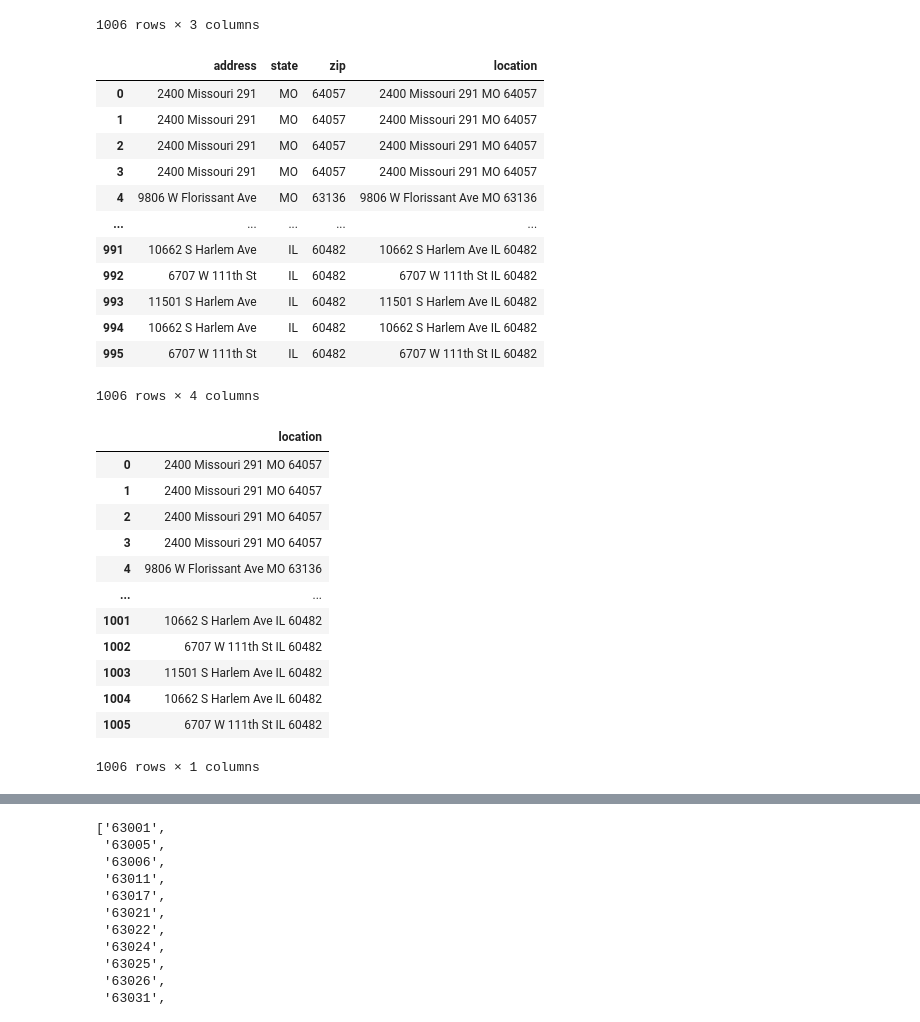
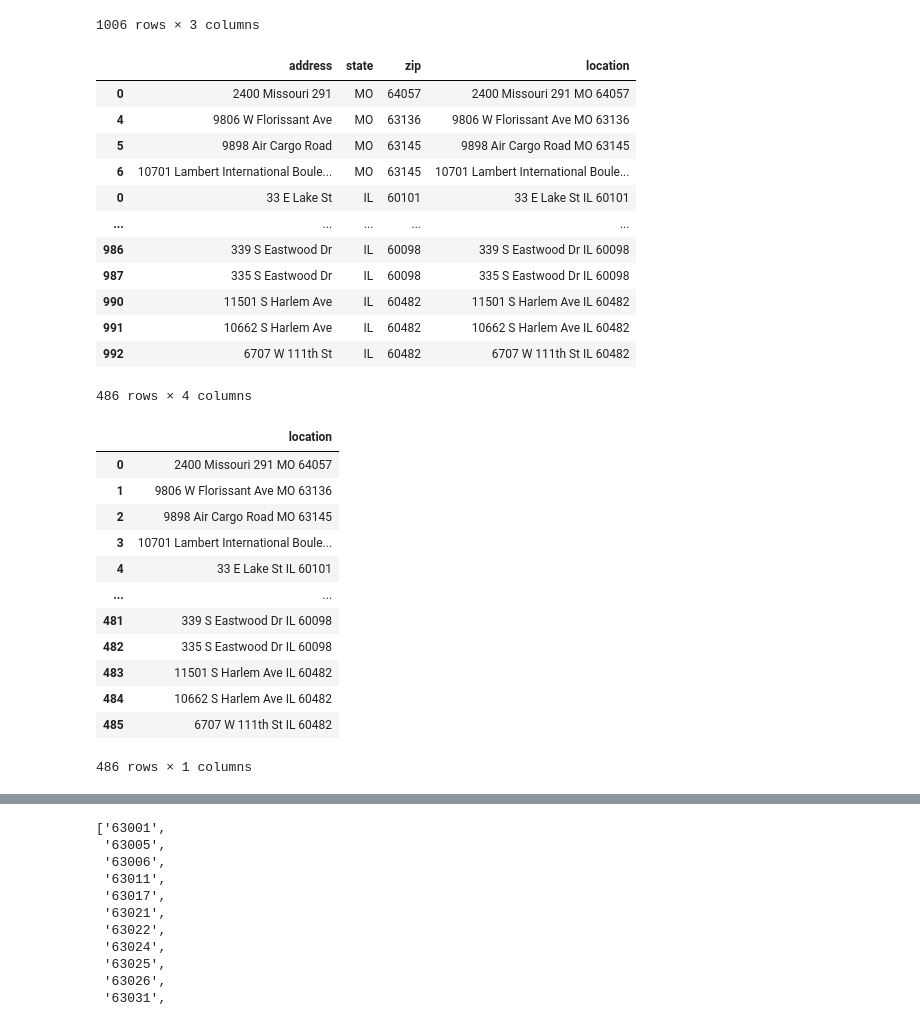
Before and after one commit to kehull/Project-3, a Jupyter notebook: dunkin_scraper.ipynb, the cells around one changed output, grey strips where cells are left out. Drawn from its saved outputs; the diff is of its cells as text; code cells hidden in the pictures.

```diff
--- a/dunkin_scraper.ipynb
+++ b/dunkin_scraper.ipynb
@@ -98,21 +98,22 @@ cleaned_mcd
 1006 rows × 3 columns
 # %%
 cleaned_mcd['location'] = cleaned_mcd[['address', 'state', 'zip']].agg(' '.join, axis=1)
+cleaned_mcd = cleaned_mcd.drop_duplicates()
 cleaned_mcd
 # %% [output]
 |  | address | state | zip | location |
 | 0 | 2400 Missouri 291 | MO | 64057 | 2400 Missouri 291 MO 64057 |
-| 1 | 2400 Missouri 291 | MO | 64057 | 2400 Missouri 291 MO 64057 |
-| 2 | 2400 Missouri 291 | MO | 64057 | 2400 Missouri 291 MO 64057 |
-| 3 | 2400 Missouri 291 | MO | 64057 | 2400 Missouri 291 MO 64057 |
 | 4 | 9806 W Florissant Ave | MO | 63136 | 9806 W Florissant Ave MO 63136 |
+| 5 | 9898 Air Cargo Road | MO | 63145 | 9898 Air Cargo Road MO 63145 |
+| 6 | 10701 Lambert International Boule... | MO | 63145 | 10701 Lambert International Boule... |
+| 0 | 33 E Lake St | IL | 60101 | 33 E Lake St IL 60101 |
 | ... | ... | ... | ... | ... |
+| 986 | 339 S Eastwood Dr | IL | 60098 | 339 S Eastwood Dr IL 60098 |
+| 987 | 335 S Eastwood Dr | IL | 60098 | 335 S Eastwood Dr IL 60098 |
+| 990 | 11501 S Harlem Ave | IL | 60482 | 11501 S Harlem Ave IL 60482 |
 | 991 | 10662 S Harlem Ave | IL | 60482 | 10662 S Harlem Ave IL 60482 |
 | 992 | 6707 W 111th St | IL | 60482 | 6707 W 111th St IL 60482 |
-| 993 | 11501 S Harlem Ave | IL | 60482 | 11501 S Harlem Ave IL 60482 |
-| 994 | 10662 S Harlem Ave | IL | 60482 | 10662 S Harlem Ave IL 60482 |
-| 995 | 6707 W 111th St | IL | 60482 | 6707 W 111th St IL 60482 |
-1006 rows × 4 columns
+486 rows × 4 columns
 # %%
 cleaned_mcd['location'].to_csv('Resources/dunkin_loc.csv', index = False)
 check = pd.read_csv('Resources/dunkin_loc.csv')
@@ -120,17 +121,17 @@ check
 # %% [output]
 |  | location |
 | 0 | 2400 Missouri 291 MO 64057 |
-| 1 | 2400 Missouri 291 MO 64057 |
-| 2 | 2400 Missouri 291 MO 64057 |
-| 3 | 2400 Missouri 291 MO 64057 |
-| 4 | 9806 W Florissant Ave MO 63136 |
+| 1 | 9806 W Florissant Ave MO 63136 |
+| 2 | 9898 Air Cargo Road MO 63145 |
+| 3 | 10701 Lambert International Boule... |
+| 4 | 33 E Lake St IL 60101 |
 | ... | ... |
-| 1001 | 10662 S Harlem Ave IL 60482 |
-| 1002 | 6707 W 111th St IL 60482 |
-| 1003 | 11501 S Harlem Ave IL 60482 |
-| 1004 | 10662 S Harlem Ave IL 60482 |
-| 1005 | 6707 W 111th St IL 60482 |
+| 481 | 339 S Eastwood Dr IL 60098 |
+| 482 | 335 S Eastwood Dr IL 60098 |
+| 483 | 11501 S Harlem Ave IL 60482 |
+| 484 | 10662 S Harlem Ave IL 60482 |
+| 485 | 6707 W 111th St IL 60482 |
-1006 rows × 1 columns
+486 rows × 1 columns
 # %%
 # used https://dash.geocod.io/ to geocode data and create new csv with lat/long info
 geodata = pd.read_csv('Resources/geocoded_dunkin_loc.csv')
```
Also changed, not shown: 7 other files.
